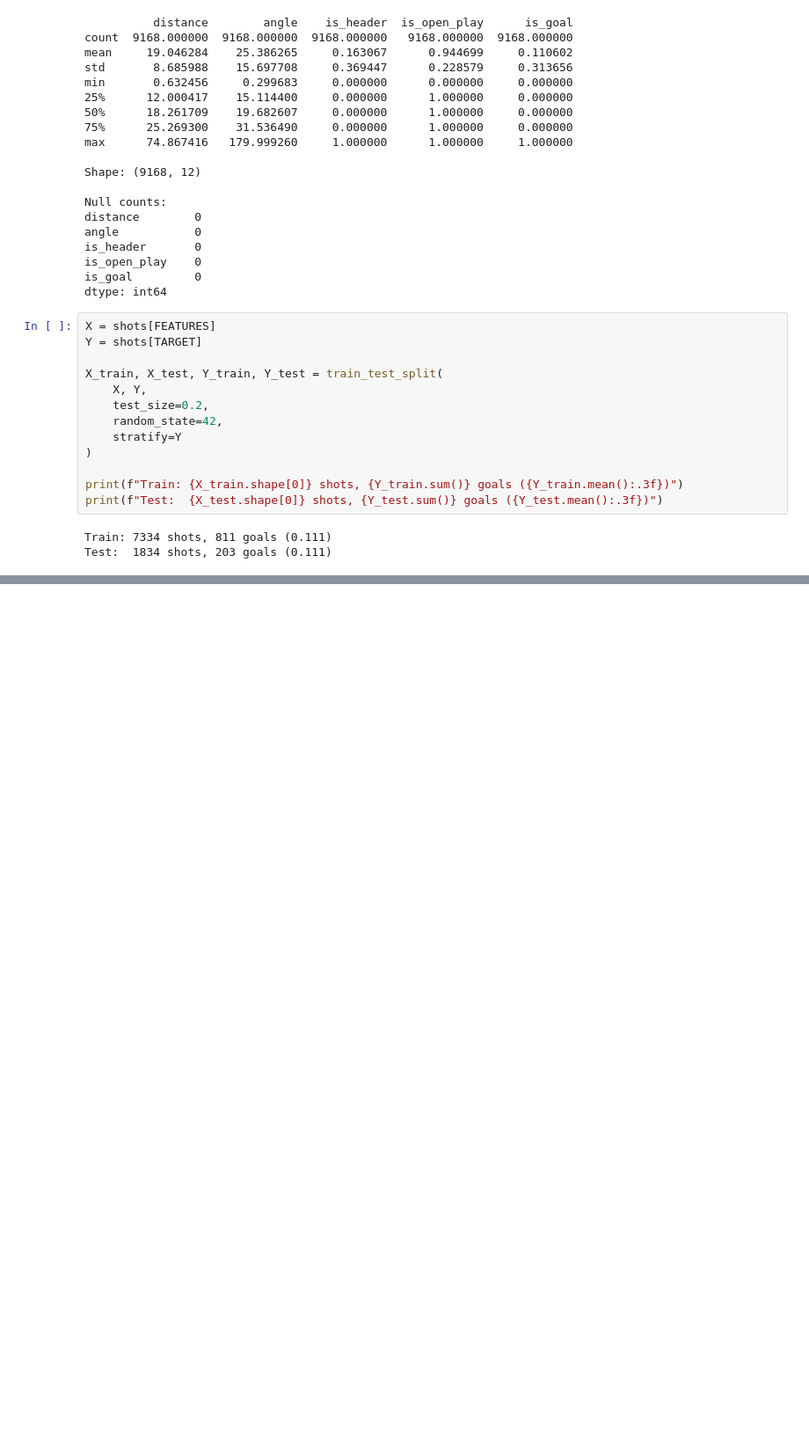
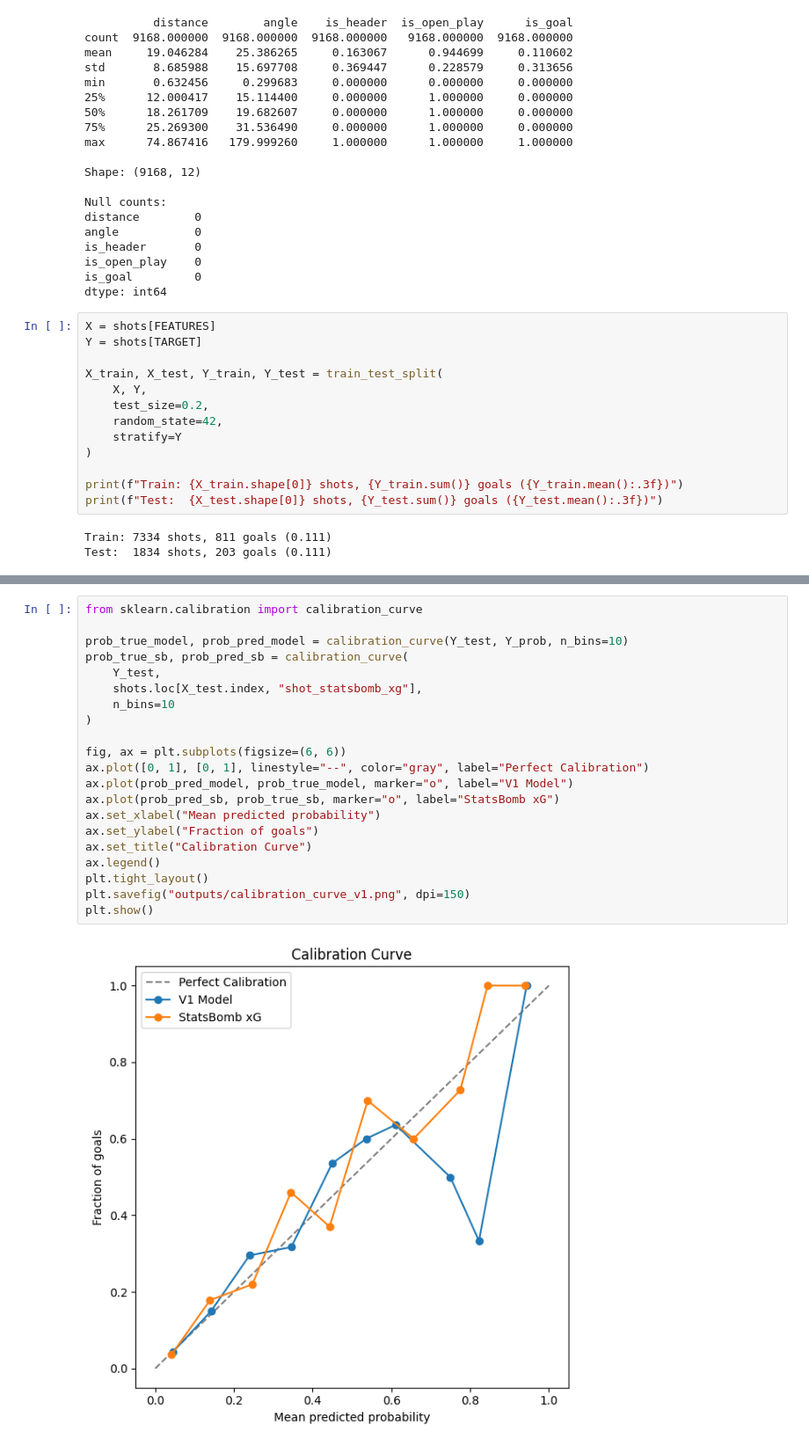
Before and after one commit to inatgomez/xg-model, a Jupyter notebook: model_training.ipynb, the cells around one changed output, grey strips where cells are left out. Shown at 88% size. Cells and saved outputs as stored; diff of their text form; blank space fills up the shorter version.

```diff
--- a/model_training.ipynb
+++ b/model_training.ipynb
@@ -53,0 +110,23 @@ Test:  1834 shots, 203 goals (0.111)
+# %%
+from sklearn.calibration import calibration_curve
+
+prob_true_model, prob_pred_model = calibration_curve(Y_test, Y_prob, n_bins=10)
+prob_true_sb, prob_pred_sb = calibration_curve(
+    Y_test,
+    shots.loc[X_test.index, "shot_statsbomb_xg"],
+    n_bins=10
+)
+
+fig, ax = plt.subplots(figsize=(6, 6))
+ax.plot([0, 1], [0, 1], linestyle="--", color="gray", label="Perfect Calibration")
+ax.plot(prob_pred_model, prob_true_model, marker="o", label="V1 Model")
+ax.plot(prob_pred_sb, prob_true_sb, marker="o", label="StatsBomb xG")
+ax.set_xlabel("Mean predicted probability")
+ax.set_ylabel("Fraction of goals")
+ax.set_title("Calibration Curve")
+ax.legend()
+plt.tight_layout()
+plt.savefig("outputs/calibration_curve_v1.png", dpi=150)
+plt.show()
+# %% [output]
+[figure, added]
```
Also changed, not shown: parts of 4 cells of this notebook, 3 other files.
